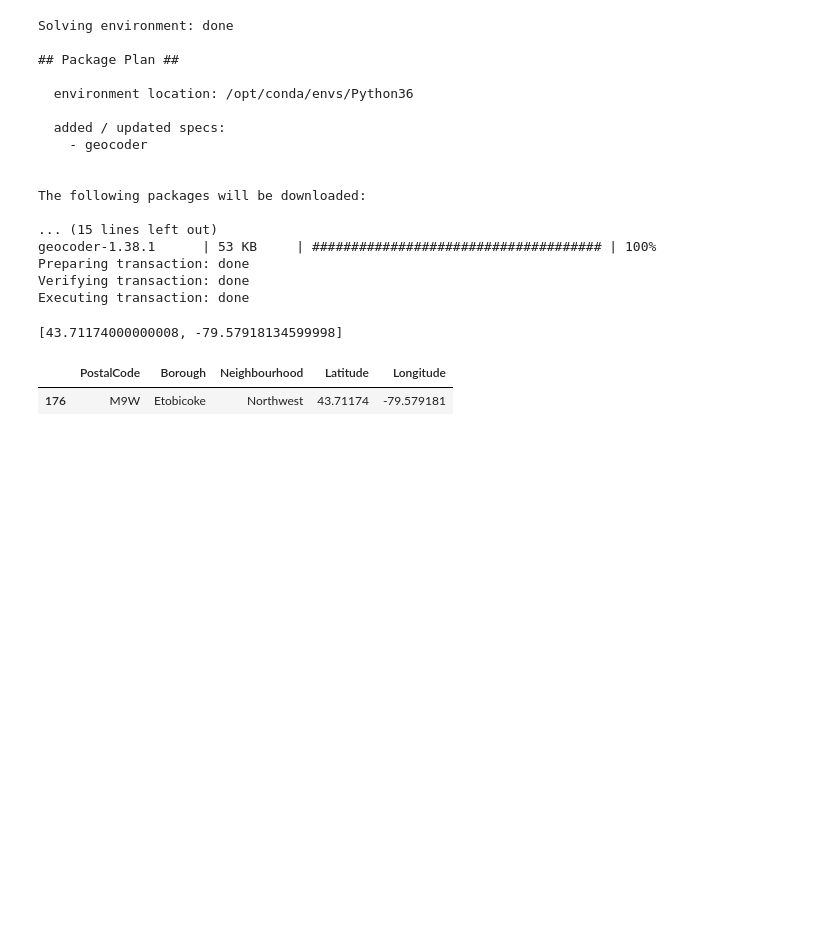
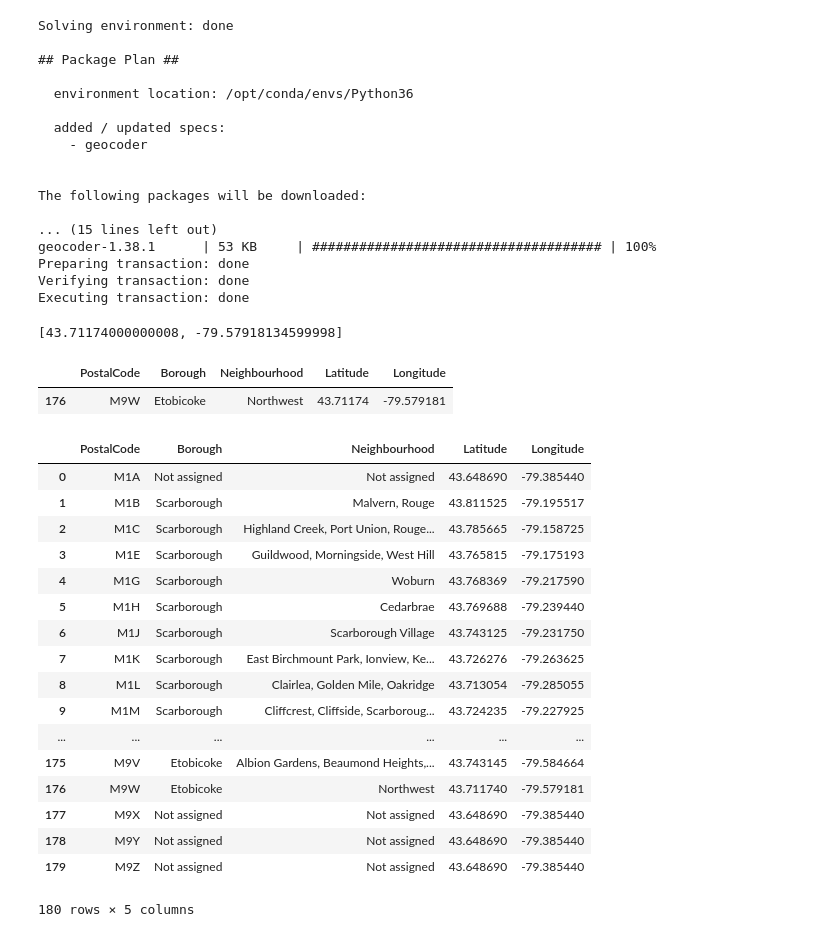
Before and after one commit to emichaelobi/Coursera_Capstone_Project, a Jupyter notebook: Toronto Neighbourhood.ipynb, the cells around one changed output. Drawn from its saved outputs; the diff is of its cells as text; code cells hidden in the pictures; blank space fills up the shorter version.

```diff
--- a/Toronto Neighbourhood.ipynb
+++ b/Toronto Neighbourhood.ipynb
@@ -157,3 +157,24 @@ df2[df2.PostalCode == 'M9W']
 # %% [output]
 |  | PostalCode | Borough | Neighbourhood | Latitude | Longitude |
 | 176 | M9W | Etobicoke | Northwest | 43.71174 | -79.579181 |
+# %%
+df2
+# %% [output]
+|  | PostalCode | Borough | Neighbourhood | Latitude | Longitude |
+| 0 | M1A | Not assigned | Not assigned | 43.648690 | -79.385440 |
+| 1 | M1B | Scarborough | Malvern, Rouge | 43.811525 | -79.195517 |
+| 2 | M1C | Scarborough | Highland Creek, Port Union, Rouge... | 43.785665 | -79.158725 |
+| 3 | M1E | Scarborough | Guildwood, Morningside, West Hill | 43.765815 | -79.175193 |
+| 4 | M1G | Scarborough | Woburn | 43.768369 | -79.217590 |
+| 5 | M1H | Scarborough | Cedarbrae | 43.769688 | -79.239440 |
+| 6 | M1J | Scarborough | Scarborough Village | 43.743125 | -79.231750 |
+| 7 | M1K | Scarborough | East Birchmount Park, Ionview, Ke... | 43.726276 | -79.263625 |
+| 8 | M1L | Scarborough | Clairlea, Golden Mile, Oakridge | 43.713054 | -79.285055 |
+| 9 | M1M | Scarborough | Cliffcrest, Cliffside, Scarboroug... | 43.724235 | -79.227925 |
+| ... | ... | ... | ... | ... | ... |
+| 175 | M9V | Etobicoke | Albion Gardens, Beaumond Heights,... | 43.743145 | -79.584664 |
+| 176 | M9W | Etobicoke | Northwest | 43.711740 | -79.579181 |
+| 177 | M9X | Not assigned | Not assigned | 43.648690 | -79.385440 |
+| 178 | M9Y | Not assigned | Not assigned | 43.648690 | -79.385440 |
+| 179 | M9Z | Not assigned | Not assigned | 43.648690 | -79.385440 |
+180 rows × 5 columns
```
